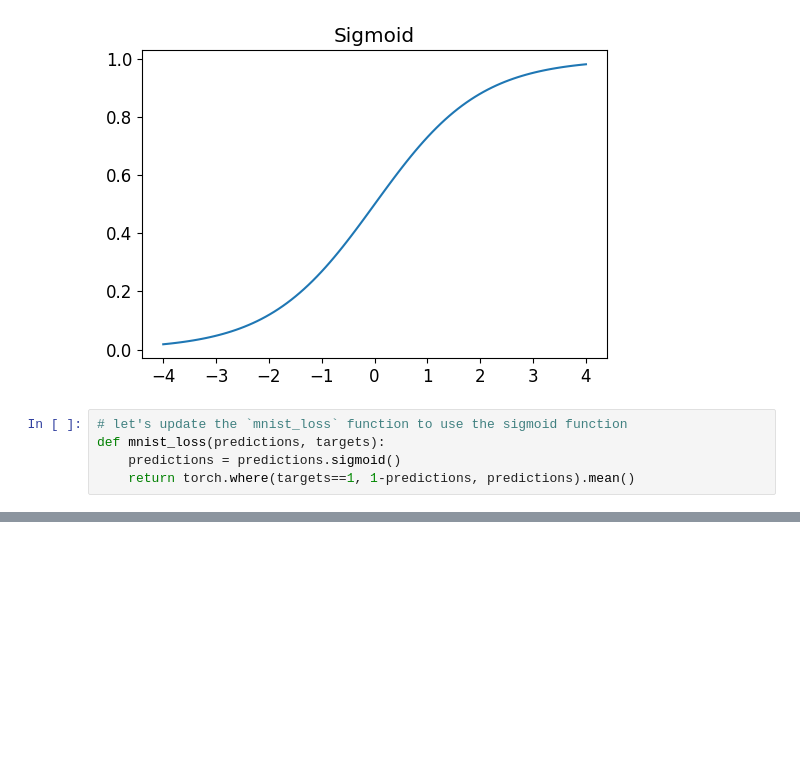
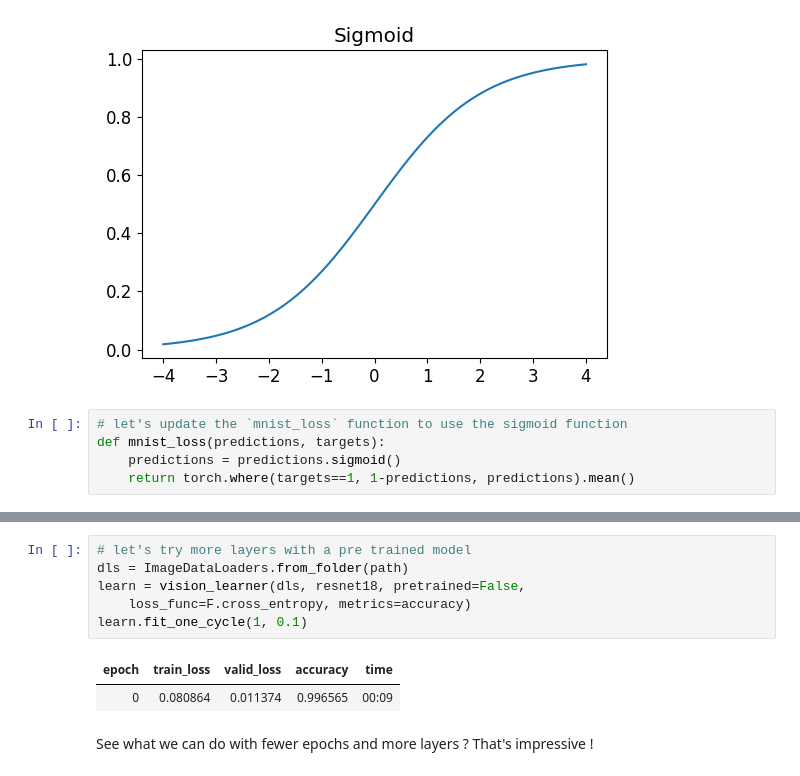
Before and after one commit to yactouat/learning_AI, a Jupyter notebook: notebooks/digits-classifier/digits-classifier.ipynb, the cells around one changed output, grey strips where cells are left out. Saved outputs shown, nothing was run; the diff lists cells and outputs as text; blank space fills up the shorter version.

```diff
--- a/notebooks/digits-classifier/digits-classifier.ipynb
+++ b/notebooks/digits-classifier/digits-classifier.ipynb
@@ -707,0 +930,11 @@ def mnist_loss(predictions, targets):
+# %%
+# let's try more layers with a pre trained model
+dls = ImageDataLoaders.from_folder(path)
+learn = vision_learner(dls, resnet18, pretrained=False,
+    loss_func=F.cross_entropy, metrics=accuracy)
+learn.fit_one_cycle(1, 0.1)
+# %% [output]
+| epoch | train_loss | valid_loss | accuracy | time |
+| 0 | 0.080864 | 0.011374 | 0.996565 | 00:09 |
+# %% [markdown]
+See what we can do with fewer epochs and more layers ? That's impressive !
```
Also changed, not shown: parts of 30 cells of this notebook, 3 other files.
